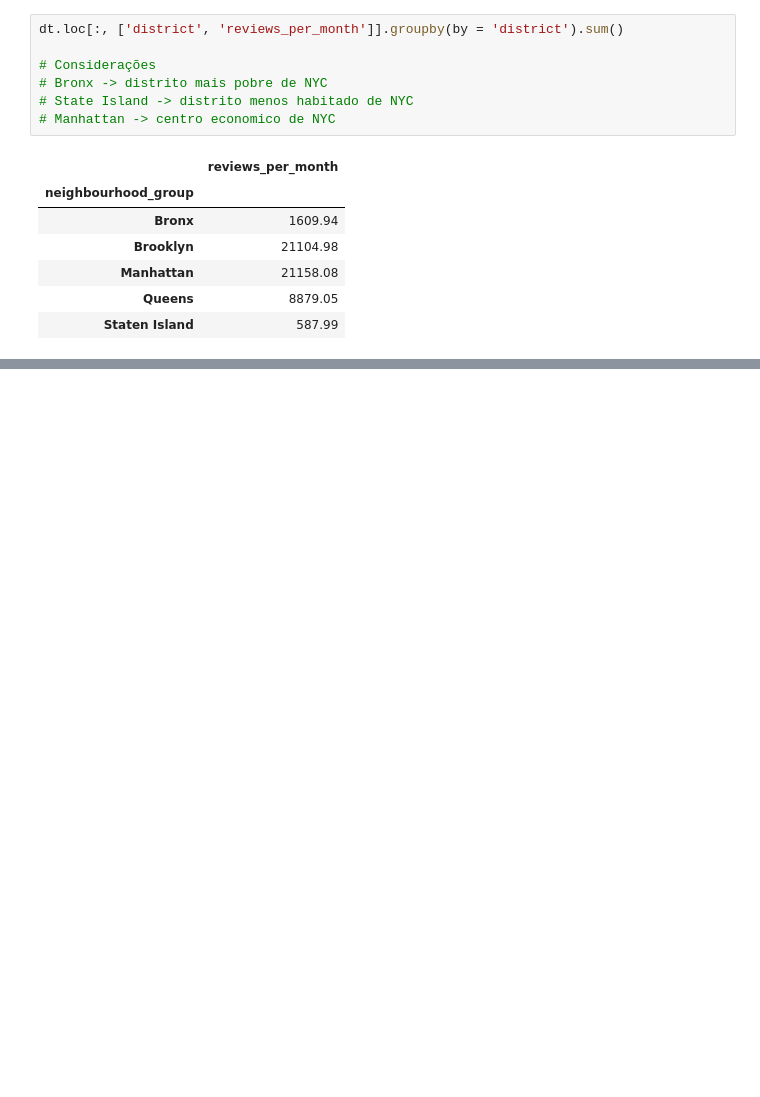
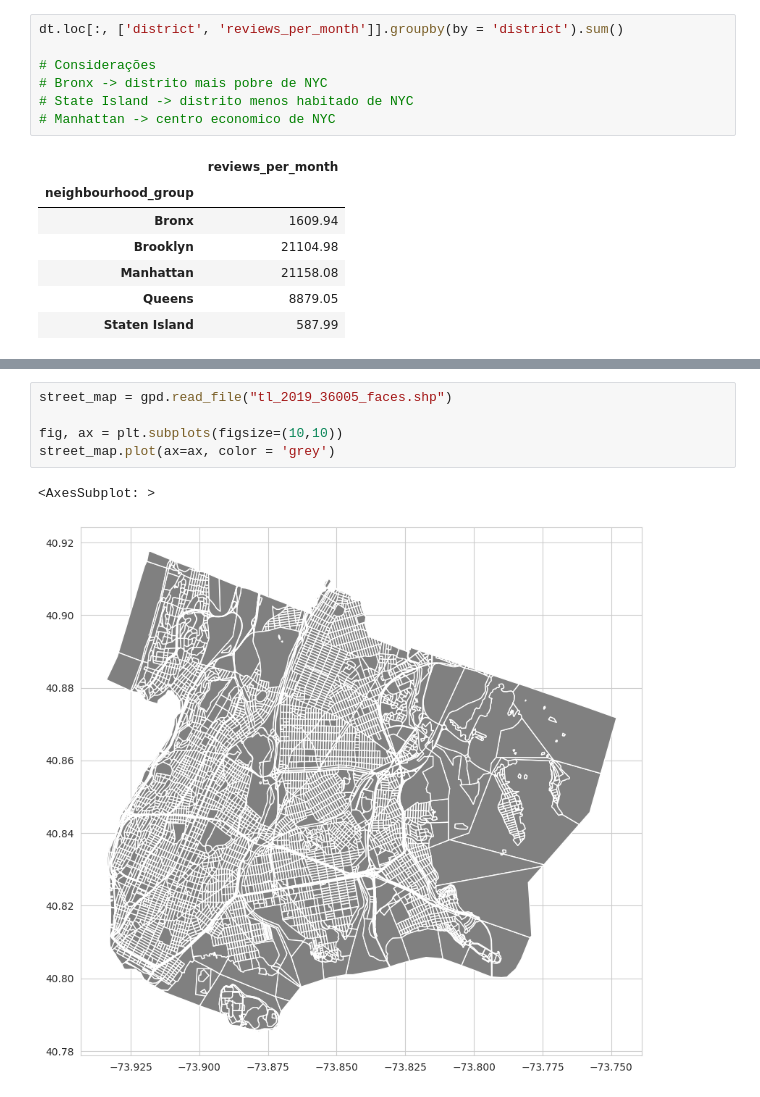
Before and after one commit to ThiagoORuby/Tutorial_Analise_Exploratoria, a Jupyter notebook: pandas_tutorial.ipynb, the cells around one changed output, grey strips where cells are left out. Saved outputs shown, nothing was run; the diff lists cells and outputs as text; blank space fills up the shorter version.

```diff
--- a/pandas_tutorial.ipynb
+++ b/pandas_tutorial.ipynb
@@ -472,0 +480,8 @@ for x, y, label in zip(geosample.geometry.x, geosample.geometry.y, geosample.hos
+# %%
+street_map = gpd.read_file("tl_2019_36005_faces.shp")
+
+fig, ax = plt.subplots(figsize=(10,10))
+street_map.plot(ax=ax, color = 'grey')
+# %% [output]
+<AxesSubplot: >
+[figure, added]
```
Also changed, not shown: parts of 11 cells of this notebook.
